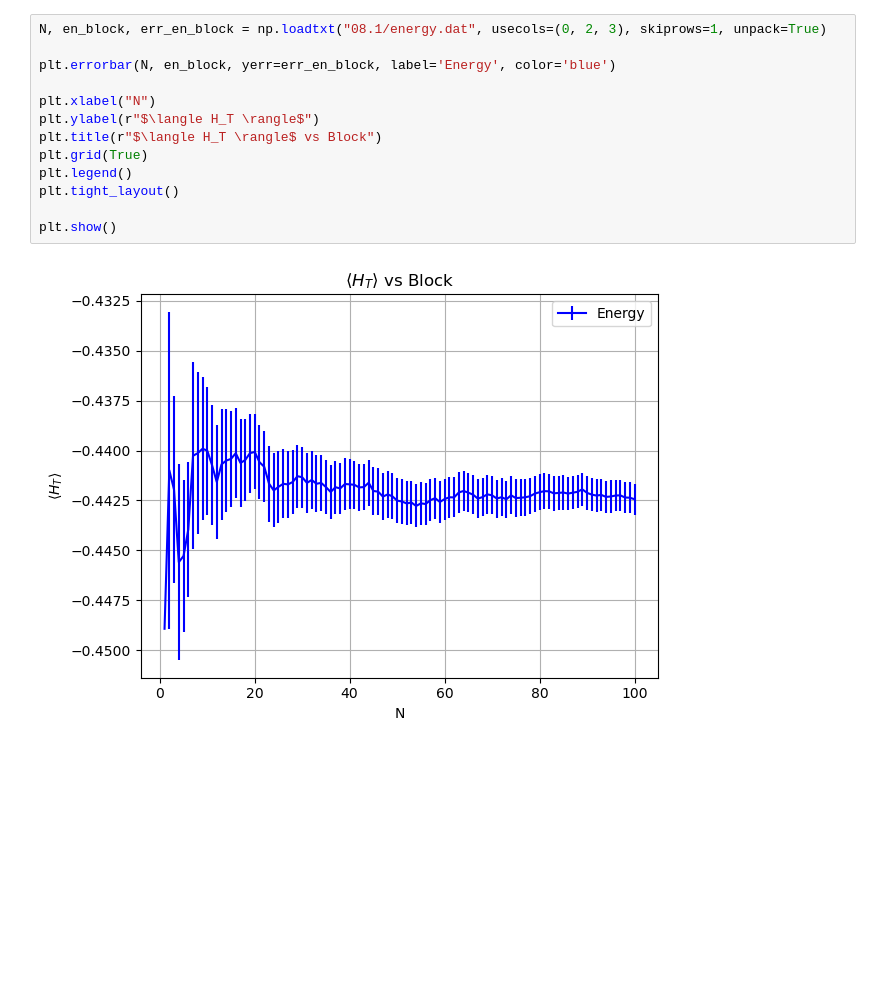
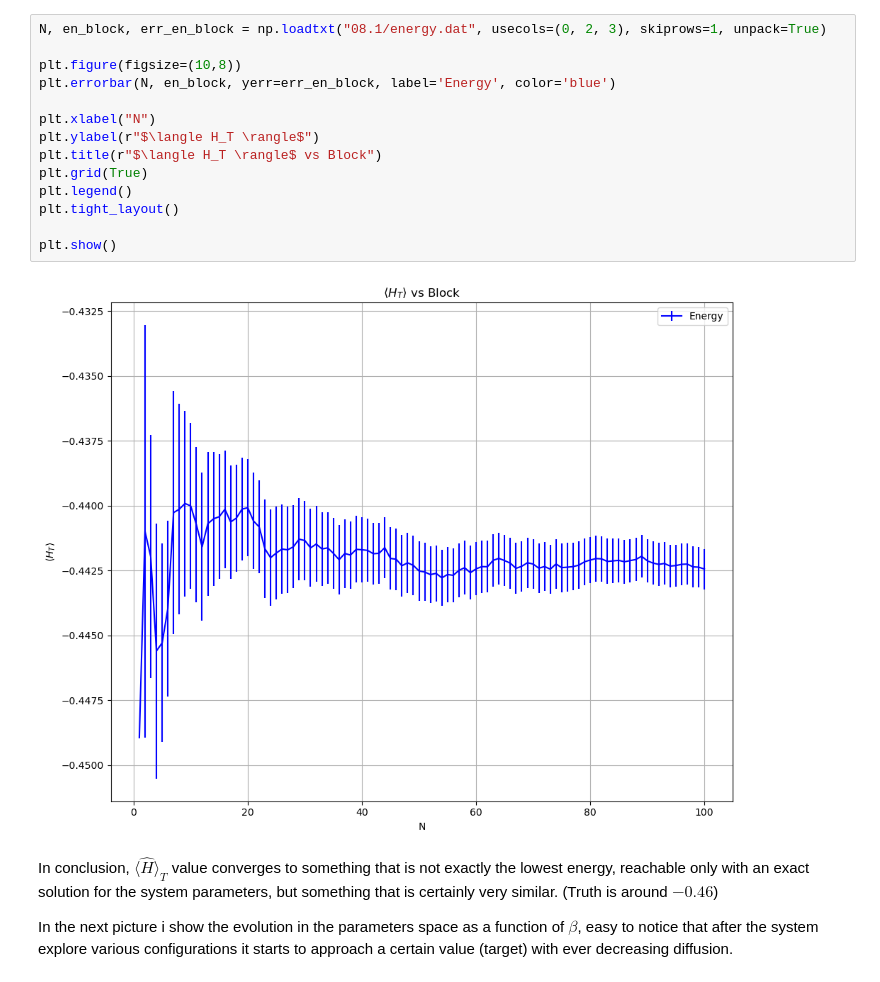
Before and after one commit to mattianasi/Numerical_simulation_laboratory, a Jupyter notebook: Lezione 8/Ex8.ipynb, the cells around one changed output. Cells and saved outputs as stored; diff of their text form; blank space fills up the shorter version.

Commit message:
Only final check needed

```diff
--- a/Lezione 8/Ex8.ipynb
+++ b/Lezione 8/Ex8.ipynb
@@ -19,18 +127,23 @@ plt.show()
 # %%
 N, en_block, err_en_block = np.loadtxt("08.1/energy.dat", usecols=(0, 2, 3), skiprows=1, unpack=True)
 
+plt.figure(figsize=(10,8))
 plt.errorbar(N, en_block, yerr=err_en_block, label='Energy', color='blue')
 
 plt.xlabel("N")
 plt.ylabel(r"$\langle H_T \rangle$")
 plt.title(r"$\langle H_T \rangle$ vs Block")
 plt.grid(True)
 plt.legend()
 plt.tight_layout()
 
 plt.show()
 # %% [output]
-[figure, old version]
+[figure, new version]
+# %% [markdown]
+In conclusion, $\langle \hat{H} \rangle_T$ value converges to something that is not exactly the lowest energy, reachable only with an exact solution for the system parameters, but something that is certainly very similar. (Truth is around $-0.46$)
+
+In the next picture i show the evolution in the parameters space as a function of $\beta$, easy to notice that after the system explore various configurations it starts to approach a certain value (target) with ever decreasing diffusion.
 # %%
 import matplotlib.pyplot as plt
 from mpl_toolkits.mplot3d import Axes3D
```
Also changed, not shown: parts of 13 cells of this notebook, 27 other files.
